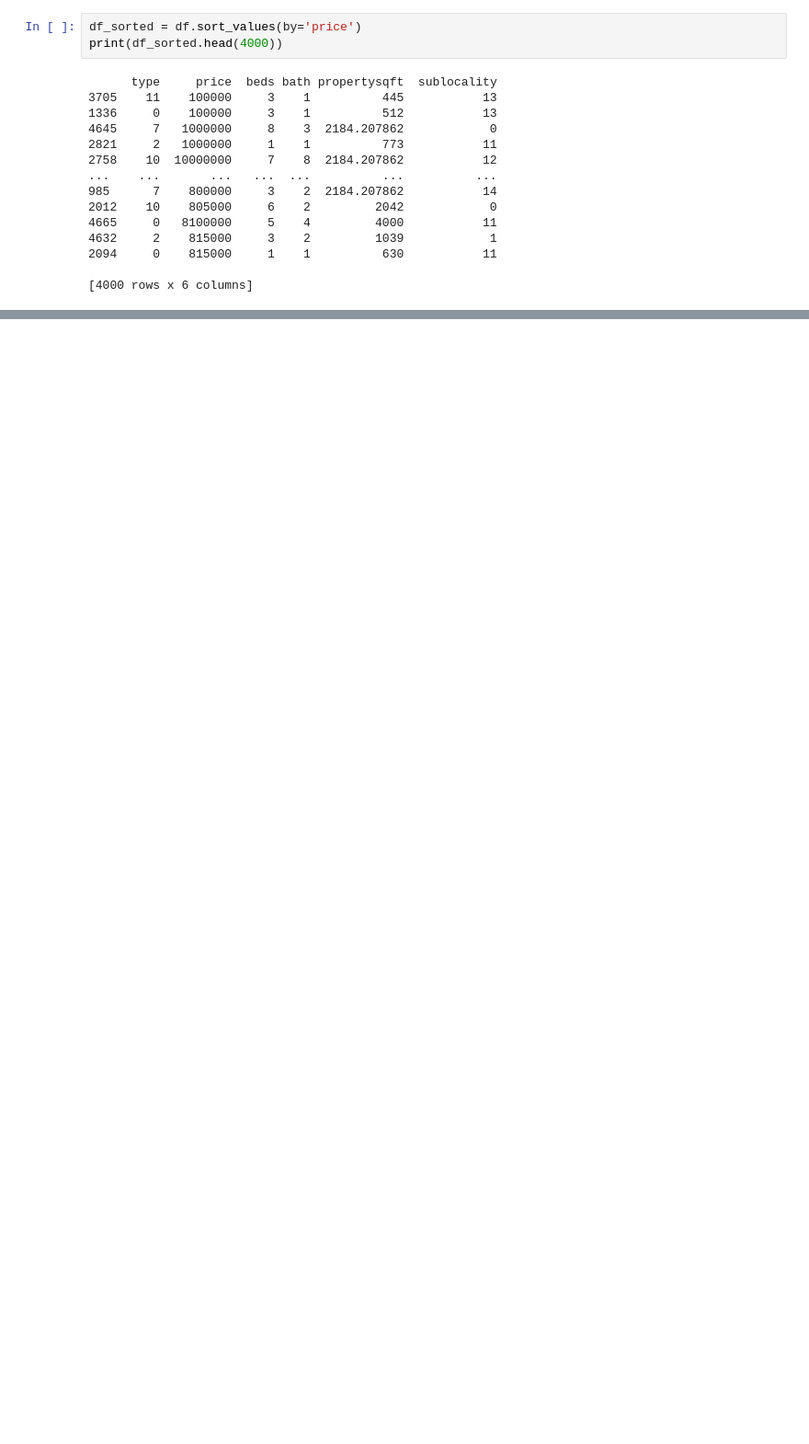
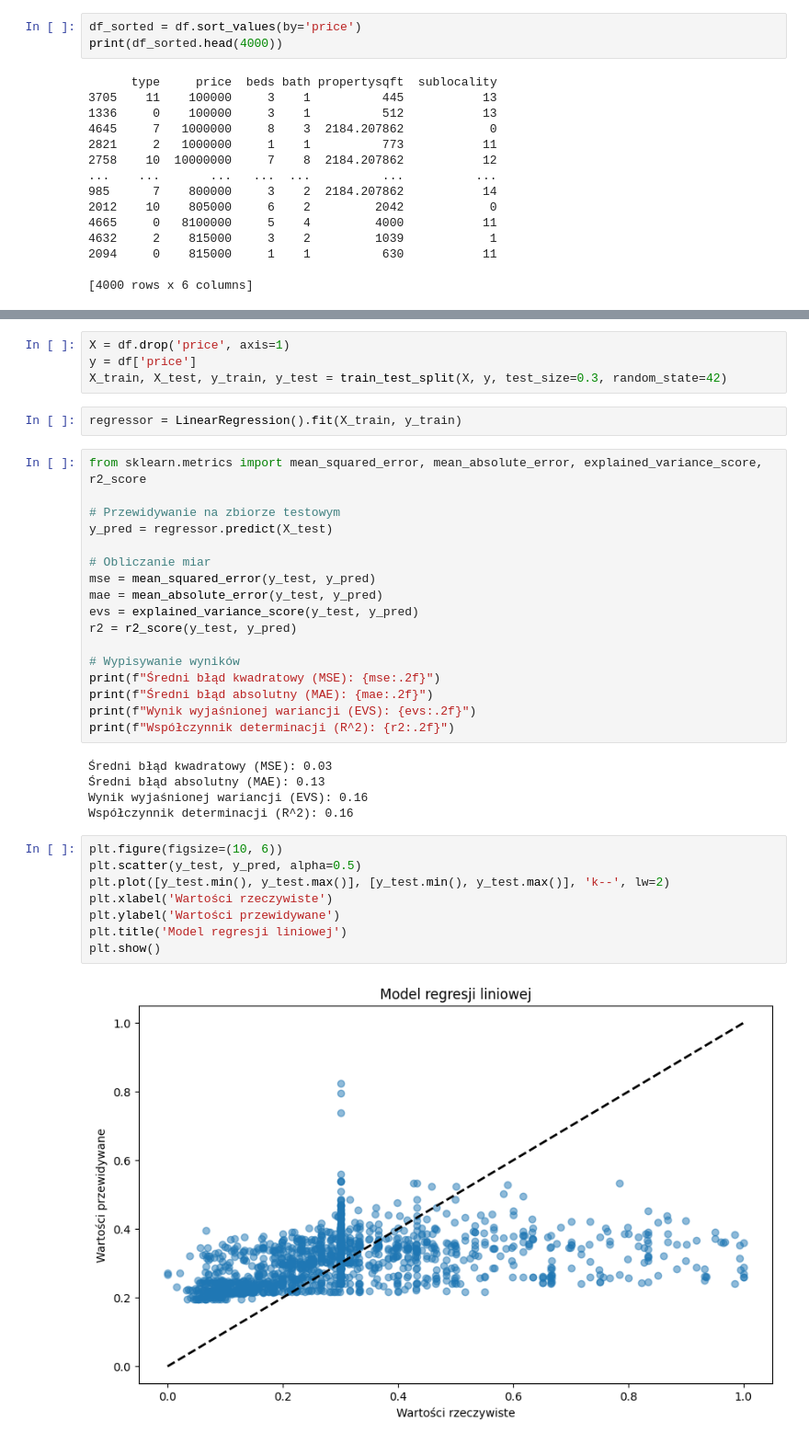
Before and after one commit to lukrak2002/projekt, a Jupyter notebook: projekt.ipynb, the cells around one changed output, grey strips where cells are left out. Shown at 92% size. Cells and saved outputs as stored; diff of their text form; blank space fills up the shorter version.

```diff
--- a/projekt.ipynb
+++ b/projekt.ipynb
@@ -382,0 +441,38 @@ print(df.head())
+# %%
+X = df.drop('price', axis=1)
+y = df['price']
+X_train, X_test, y_train, y_test = train_test_split(X, y, test_size=0.3, random_state=42)
+# %%
+regressor = LinearRegression().fit(X_train, y_train)
+# %%
+from sklearn.metrics import mean_squared_error, mean_absolute_error, explained_variance_score, r2_score
+
+# Przewidywanie na zbiorze testowym
+y_pred = regressor.predict(X_test)
+
+# Obliczanie miar
+mse = mean_squared_error(y_test, y_pred)
+mae = mean_absolute_error(y_test, y_pred)
+evs = explained_variance_score(y_test, y_pred)
+r2 = r2_score(y_test, y_pred)
+
+# Wypisywanie wyników
+print(f"Średni błąd kwadratowy (MSE): {mse:.2f}")
+print(f"Średni błąd absolutny (MAE): {mae:.2f}")
+print(f"Wynik wyjaśnionej wariancji (EVS): {evs:.2f}")
+print(f"Współczynnik determinacji (R^2): {r2:.2f}")
+# %% [output]
+Średni błąd kwadratowy (MSE): 0.03
+Średni błąd absolutny (MAE): 0.13
+Wynik wyjaśnionej wariancji (EVS): 0.16
+Współczynnik determinacji (R^2): 0.16
+# %%
+plt.figure(figsize=(10, 6))
+plt.scatter(y_test, y_pred, alpha=0.5)
+plt.plot([y_test.min(), y_test.max()], [y_test.min(), y_test.max()], 'k--', lw=2)
+plt.xlabel('Wartości rzeczywiste')
+plt.ylabel('Wartości przewidywane')
+plt.title('Model regresji liniowej')
+plt.show()
+# %% [output]
+[figure, added]
```
Also changed, not shown: parts of 18 cells of this notebook.
